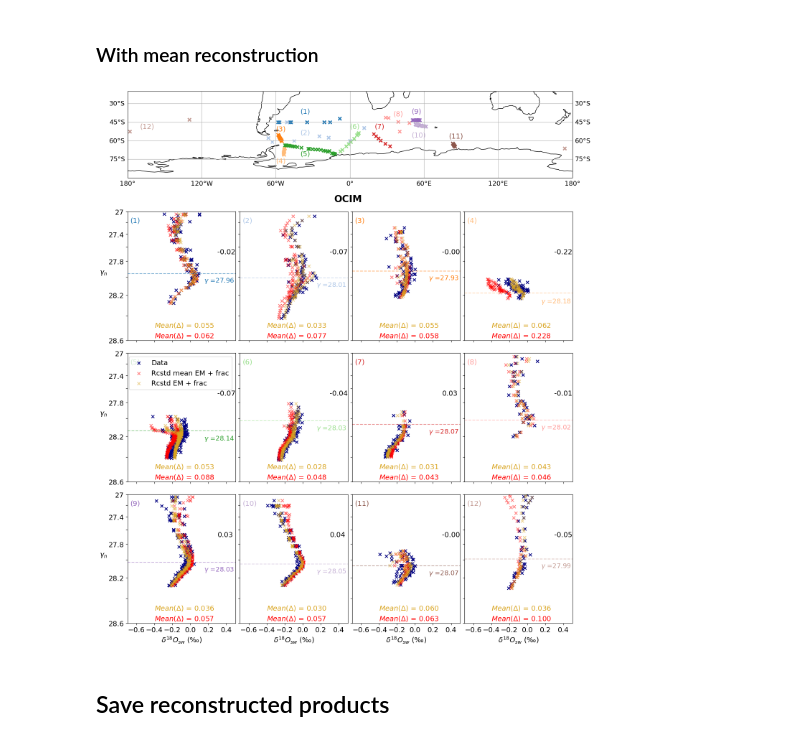
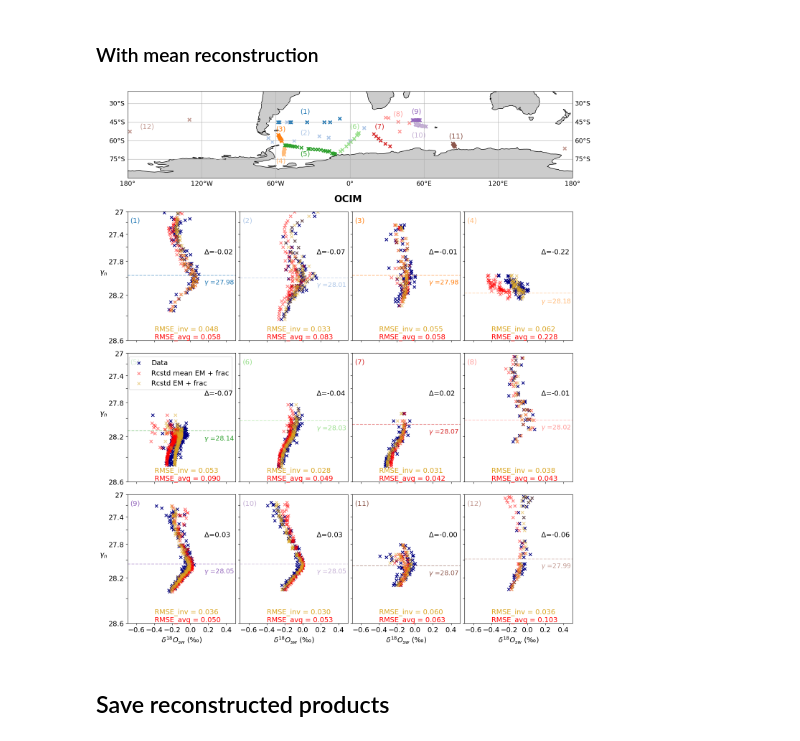
Before and after one commit to brumillet/d18o-southern-ocean, a Jupyter notebook: notebooks/optimization_fractions.ipynb, the cells around one changed output. Drawn from its saved outputs; the diff is of its cells as text; code cells hidden in the pictures.

```diff
--- a/notebooks/optimization_fractions.ipynb
+++ b/notebooks/optimization_fractions.ipynb
@@ -112,18 +116,19 @@ fig = plt.figure(figsize = (16, 20)); gs = fig.add_gridspec(4, 4, wspace = 0.04,
 
 ax = fig.add_subplot(gs[0, :], projection=ccrs.PlateCarree())
 ax.coastlines(resolution='110m'); gl = ax.gridlines(draw_labels = {'bottom': 'x', 'right': 'y', 'left': 'y'}, ylocs = [-90 + 15 * i for i in range(5)])
+ax.add_feature(cfeature.LAND, facecolor="0.8", edgecolor="none", zorder=0)
 gl.xlabel_style = {'size': font - 1}; gl.ylabel_style = {'size': font - 1}; ax.set_ylim(-90, -20); ax.set_xlim(-180, 180); couleurs = plt.cm.tab20(range(12))
 for i in range(12):
     ax.scatter(dfs2[i]['Longitude'], dfs2[i]['Latitude'], color = couleurs[i], marker = 'x')
     ax.text(uf.coords_dataset[i][0], uf.coords_dataset[i][1], '(' + str(i+1) + ')', fontsize = font, color = couleurs[i])
 
 
-norm_S = uf.get_BoundNorm(33.9, 34.9, nbins = 20)
+norm_S = uf.get_BoundNorm(34, 35, nbins = 20)
 for i in range(12):
     i_row, i_col = i//4 + 1, i%4; xlabels, ylabels = uf.get_xylabels(3, 4, i)
 
     ax = fig.add_subplot(gs[i_row, i_col])
-    sc = ax.scatter(dfs2[i]['d18O'], dfs2[i]['gamma_n'], marker = 'x', c = dfs2[i]['Salinity'], norm = norm_S)
+    sc = ax.scatter(dfs2[i]['d18O'], dfs2[i]['gamma_n'], marker = 'x', c = dfs2[i]['absolute_salinity'], norm = norm_S)
 
     ax.axhline(y = uf.l_neut_dens[i], ls = '--', color = couleurs[i], alpha = 0.5); ax.text(0.15, uf.l_neut_dens[i] + 0.05, '$\gamma$ =' + str(uf.l_neut_dens[i]), fontsize = font - 1, color = couleurs[i])
     ax.text(-0.67, 28.52, '(' + str(i + 1) + ')', fontsize = font, color = couleurs[i])
@@ -134,7 +139,7 @@ for i in range(12):
     if ylabels: ax.set_ylabel('$\gamma_n$', fontsize = font, rotation = 0, labelpad = 10); ax.set_yticklabels(['27', '', '27.4', '', '27.8', '', '28.2', '', '28.6'], fontsize = font)
     if xlabels: ax.set_xlabel('$\delta^{18}O_{sw}$ (‰)', fontsize = font); ax.set_xticklabels([-0.6, '', -0.2, 0, 0.2, ''], fontsize = font)
 
-uf.add_cbar(fig, sc, y = 0.2, height = 0.35, fontsize = font, label = 'Salinity ($kg/m^3$)', ticks = [33.9 + i * 0.2 for i in range (6)])
+uf.add_cbar(fig, sc, y = 0.2, height = 0.35, fontsize = font, label = 'Salinity ($kg/m^3$)', ticks = [34 + i * 0.2 for i in range (6)])
 
 plt.savefig(fig_path + 'd18o_profiles_SO_map_optimization.png', bbox_inches = 'tight')
 # %% [output]
@@ -294,7 +300,7 @@ plt.tight_layout()
 # %%
 salinity_optimizer = TracerOptimizer(data_path)
 
-# Define proper bounds for salinity optimization (PSU values typically 33.5-36.0)
+# Define proper bounds for salinity optimization (salinity values typically 33.5-36.0 g/kg)
 salinity_lower_bounds = np.array([35.4999, 33.5, 33.4999, 33.5, 33.5, 33.5])
 salinity_upper_bounds = np.array([35.5001, 35.5, 33.5001, 35.5, 35.5, 35.5])
 salinity_bounds = (salinity_lower_bounds, salinity_upper_bounds)
@@ -302,9 +308,9 @@ salinity_bounds = (salinity_lower_bounds, salinity_upper_bounds)
 tracer = 'absolute_salinity'
 
 salinity_results = salinity_optimizer.run_complete_optimization(
-    tracer_file='giss_d18o_SO_processed.csv',
+    tracer_file='giss_d18o_modified.h5',
     tracer_column=tracer,
-    initial_values=np.array([35.5, 34.6, 33.5, 34.8, 34.7, 34.4]),  # Initial PSU values
+    initial_values=np.array([35.5, 34.6, 33.5, 34.8, 34.7, 34.4]),  # Initial salinity values
     bounds=salinity_bounds,  # Add proper bounds
     min_depth=150.0,
     gamma_range=(27.0, 28.6),
@@ -348,7 +354,7 @@ fig = plt.figure(figsize=(15, 5)); gs = fig.add_gridspec(1, 3, hspace=0.12)
 models = ['TMI', 'OCIM', 'NEMO']; suffixes = ['_TMI', '_ocim', '_nemo']
 colors = plt.rcParams['axes.prop_cycle'].by_key()['color']; font = 14
 
-full_tracer_data = salinity_results.get('tracer_data')
+full_tracer_data2 = salinity_results.get('tracer_data')
 
 for j in range(3):
     ax = fig.add_subplot(gs[0, j]); ax.text(0, 35.65, uf.panels_letter_parenthesis[j], fontsize = font, fontweight = 'bold')
@@ -372,12 +378,12 @@ for j in range(3):
     ax.set_xticks([i*2 for i in range(7)]); ax.set_xticklabels([str(i*2 + 1) for i in range(6)] + [''], fontsize=font); ax.set_xlabel('Dataset', fontsize=font)
 
     if j == 0:
-        ax.set_ylabel('Salinity end-member (PSU)', fontsize=font)
+        ax.set_ylabel('Absolute salinity end-member ($g.kg^{-1}$)', fontsize=font)
         ax.set_yticklabels([33.5, 34.0, 34.5, 35.0, 35.5], fontsize=font)
         ax.legend(fontsize=font-2)
     else:
         ax.set_yticklabels([])
 
 plt.tight_layout()
-# plt.savefig(fig_path + 'absolute_salinity_values_EM_12_datasets_3models.png', bbox_inches='tight')
+plt.savefig(fig_path + 'absolute_salinity_values_EM_12_datasets_3models.png', bbox_inches='tight')
 # %% [output]
@@ -483,7 +551,7 @@ model = 'OCIM' # 'NEMO', 'TMI' or 'OCIM'
 fig = plt.figure(figsize = (16, 20)); gs = fig.add_gridspec(4, 4, wspace = 0.04, hspace = 0.1); font = 14
 
 ax = fig.add_subplot(gs[0, :], projection=ccrs.PlateCarree())
-ax.coastlines(resolution='110m')
+ax.coastlines(resolution='110m'); ax.add_feature(cfeature.LAND, facecolor="0.8", edgecolor="none", zorder=0)
 gl = ax.gridlines(draw_labels = {'bottom': 'x', 'right': 'y', 'left': 'y'}, ylocs = [-90 + 15 * i for i in range(5)])
 gl.xlabel_style = {'size': font - 1}; gl.ylabel_style = {'size': font - 1}
 ax.set_ylim(-90, -20); ax.set_xlim(-180, 180)
@@ -500,8 +568,8 @@ for i in range(12):
     if (i_row == 1) & (i_col==2): ax.text(0.35, 26.8, model, fontsize = font + 5, fontweight = 'bold')
 
     ax = fig.add_subplot(gs[i_row, i_col])
-    sc = ax.scatter(d18o_results_module['datasets'][i]['d18O'], d18o_results_module['datasets'][i]['Gamma'], marker = 'x', c = 'navy', alpha = 1, label = 'Data') #, norm = norm_S)
-    ax.scatter(d18o_results_module['datasets'][i]['d18O_rcst_' + model], d18o_results_module['datasets'][i]['Gamma'], marker = 'x', c = 'goldenrod', alpha = .8, label = 'Rcstd EM + frac')
+    sc = ax.scatter(d18o_results_module['datasets'][i]['d18O'], d18o_results_module['datasets'][i]['gamma_n'], marker = 'x', c = 'navy', alpha = 1, label = 'Data') #, norm = norm_S)
+    ax.scatter(d18o_results_module['datasets'][i]['d18O_rcst_' + model], d18o_results_module['datasets'][i]['gamma_n'], marker = 'x', c = 'goldenrod', alpha = .8, label = 'Rcstd EM + frac')
 # ax.scatter(dfs[i]['d18O_ocim_rcstd'], dfs[i]['Gamma'], marker = 'x', c = 'navy', alpha = 0.5)
 
     if i ==4: ax.legend(fontsize = font)
@@ -510,7 +578,7 @@ for i in range(12):
     if xlabels: ax.set_xlabel('$\delta^{18}O_{sw}$ (‰)', fontsize = font)
     if ylabels: ax.set_ylabel('$\gamma_n$', fontsize = font, rotation = 0, labelpad = 10)
 
-    ax.text(-0.4, 28.5, '$Mean(\Delta)$ = ' + format(np.sqrt(np.nanmean((d18o_results_module['datasets'][i]['d18O'] - d18o_results_module['datasets'][i]['d18O_rcst_' + model])**2)), '.3f'), fontsize = font, color = 'goldenrod')
+    ax.text(-0.4, 28.55, 'RMSE_inv = ' + format(np.sqrt(np.nanmean((d18o_results_module['datasets'][i]['d18O'] - d18o_results_module['datasets'][i]['d18O_rcst_' + model])**2)), '.3f'), fontsize = font, color = 'goldenrod')
     ax.text(-0.67, 27.2, '(' + str(i + 1) + ')', fontsize = font, color = couleurs[i])
 
     ax.set_yscale('custom_scale')
@@ -527,46 +595,46 @@ for i in range(12):
 fig = plt.figure(figsize = (16, 20)); gs = fig.add_gridspec(4, 4, wspace = 0.04, hspace = 0.1); font = 14
 
 ax = fig.add_subplot(gs[0, :], projection=ccrs.PlateCarree())
-ax.coastlines(resolution='110m')
+ax.coastlines(resolution='110m'); ax.add_feature(cfeature.LAND, facecolor="0.8", edgecolor="none", zorder=0)
 gl = ax.gridlines(draw_labels = {'bottom': 'x', 'right': 'y', 'left': 'y'}, ylocs = [-90 + 15 * i for i in range(5)])
 gl.xlabel_style = {'size': font - 1}; gl.ylabel_style = {'size': font - 1}
 ax.set_ylim(-90, -20); ax.set_xlim(-180, 180)
 couleurs = plt.cm.tab20(range(12))
 for i in range(12):
     ax.scatter(d18o_results_module['datasets'][i]['Longitude'], d18o_results_module['datasets'][i]['Latitude'], color = couleurs[i], marker = 'x')
     ax.text(uf.coords_dataset[i][0], uf.coords_dataset[i][1], '(' + str(i+1) + ')', fontsize = font, color = couleurs[i])
 
 norm_S = uf.get_BoundNorm(34, 35, nbins = 20)
 for i in range(12):
     i_row, i_col = i//4 + 1, i%4; xlabels, ylabels = uf.get_xylabels(3, 4, i)
 
     if (i_row == 1) & (i_col==2): ax.text(0.35, 26.8, model, fontsize = font + 5, fontweight = 'bold')
 
     ax = fig.add_subplot(gs[i_row, i_col])
-    sc = ax.scatter(d18o_results_module['datasets'][i]['d18O'], d18o_results_module['datasets'][i]['Gamma'], marker = 'x', c = 'navy', alpha = 1, label = 'Data') #, norm = norm_S)
-    ax.scatter(d18o_results_module['datasets'][i]['d18O_rcst_mean_' + model], d18o_results_module['datasets'][i]['Gamma'], marker = 'x', c = 'red', alpha = .5, label = 'Rcstd mean EM + frac')
-    ax.scatter(d18o_results_module['datasets'][i]['d18O_rcst_' + model], d18o_results_module['datasets'][i]['Gamma'], marker = 'x', c = 'goldenrod', alpha = .5, label = 'Rcstd EM + frac')
+    sc = ax.scatter(d18o_results_module['datasets'][i]['d18O'], d18o_results_module['datasets'][i]['gamma_n'], marker = 'x', c = 'navy', alpha = 1, label = 'Data') #, norm = norm_S)
+    ax.scatter(d18o_results_module['datasets'][i]['d18O_rcst_mean_' + model], d18o_results_module['datasets'][i]['gamma_n'], marker = 'x', c = 'red', alpha = .5, label = 'Rcstd mean EM + frac')
+    ax.scatter(d18o_results_module['datasets'][i]['d18O_rcst_' + model], d18o_results_module['datasets'][i]['gamma_n'], marker = 'x', c = 'goldenrod', alpha = .5, label = 'Rcstd EM + frac')
 
     if i ==4: ax.legend(fontsize = font)
     ax.axhline(y = uf.l_neut_dens[i], ls = '--', color = couleurs[i], alpha = 0.5); ax.text(0.15, uf.l_neut_dens[i] + 0.1, '$\gamma$ =' + str(uf.l_neut_dens[i]), fontsize = font - 1, color = couleurs[i])
 
     if xlabels: ax.set_xlabel('$\delta^{18}O_{sw}$ (‰)', fontsize = font)
     if ylabels: ax.set_ylabel('$\gamma_n$', fontsize = font, rotation = 0, labelpad = 10)
 
-    ax.text(-0.4, 28.5, '$Mean(\Delta)$ = ' + format(np.sqrt(np.nanmean((d18o_results_module['datasets'][i]['d18O'] - d18o_results_module['datasets'][i]['d18O_rcst_' + model])**2)), '.3f'), fontsize = font, color = 'goldenrod')
-    ax.text(-0.4, 28.58, '$Mean(\Delta)$ = ' + format(np.sqrt(np.nanmean((d18o_results_module['datasets'][i]['d18O'] - d18o_results_module['datasets'][i]['d18O_rcst_mean_' + model])**2)), '.3f'), fontsize = font, color = 'red')
+    ax.text(-0.4, 28.53, 'RMSE_inv = ' + format(np.sqrt(np.nanmean((d18o_results_module['datasets'][i]['d18O'] - d18o_results_module['datasets'][i]['d18O_rcst_' + model])**2)), '.3f'), fontsize = font, color = 'goldenrod')
+    ax.text(-0.4, 28.59, 'RMSE_avg = ' + format(np.sqrt(np.nanmean((d18o_results_module['datasets'][i]['d18O'] - d18o_results_module['datasets'][i]['d18O_rcst_mean_' + model])**2)), '.3f'), fontsize = font, color = 'red')
     ax.text(-0.67, 27.2, '(' + str(i + 1) + ')', fontsize = font, color = couleurs[i])
-    ax.text(0.3, 27.7, format(np.nanmean(d18o_results_module['datasets'][i]['d18O_rcst_mean_' + model] - d18o_results_module['datasets'][i]['d18O']), '.2f'), fontsize = font)
+    ax.text(0.15, 27.7, "$\Delta$=" + format(np.nanmean(d18o_results_module['datasets'][i]['d18O_rcst_mean_' + model] - d18o_results_module['datasets'][i]['d18O']), '.2f'), fontsize = font)
 
     ax.set_yscale('custom_scale')
     uf.plot_details_axis(ax, sc, cb = False, xlim = (-0.7, 0.5), ylim = (28.6, 27), nbins = 20, xticks = [-0.6 + 0.2*i for i in range(6)], yticks = [27 + 0.2*i for i in range(9)], font = font, xlabels = xlabels, ylabels = ylabels)
     ax.invert_yaxis()
     if ylabels: ax.set_yticklabels(['27', '', '27.4', '', '27.8', '', '28.2', '', '28.6'], fontsize = font)
 # uf.add_cbar(fig, sc, y = 0.2, height = 0.35, fontsize = font, label = 'Salinity ($kg/m^3$)', ticks = [34 + i * 0.2 for i in range (6)])
 
 plt.savefig(fig_path + 'd18o_profiles_SO_map_' + model + '_rcs_dataset_&mean.png', bbox_inches = 'tight')
 # %% [output]
-[figure, old version]
+[figure, new version]
 # %% [markdown]
 ## Save reconstructed products
 # %%
```
Also changed, not shown: parts of 18 cells of this notebook, 20 other files.
